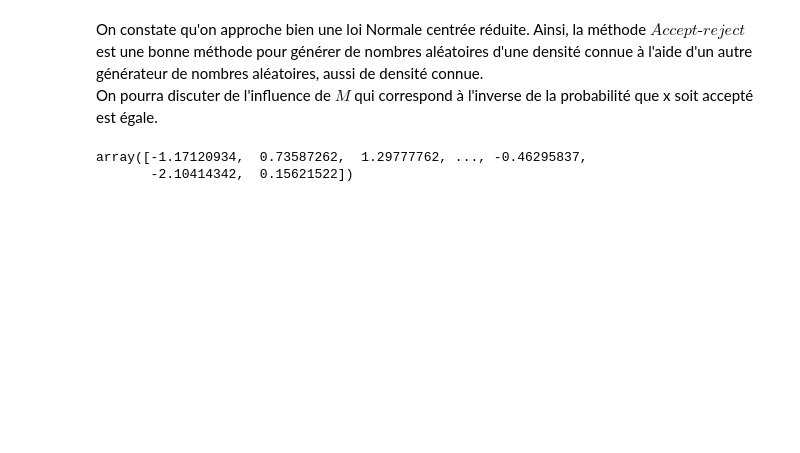
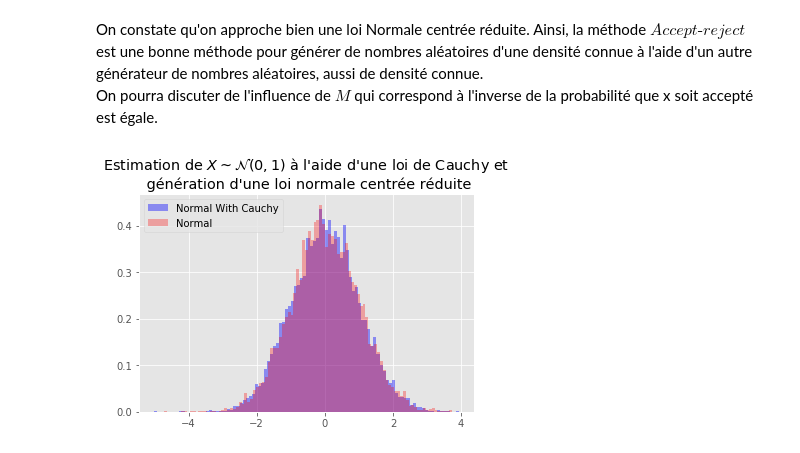
Before and after one commit to VictorNiaussat/EstimationAdvanced, a Jupyter notebook: TP MonteCarlo MCMC/Niaussat_Cilleros.ipynb, the cells around one changed output. Saved outputs shown, nothing was run; the diff lists cells and outputs as text; code cells hidden in the pictures; blank space fills up the shorter version.

```diff
--- a/TP MonteCarlo MCMC/Niaussat_Cilleros.ipynb
+++ b/TP MonteCarlo MCMC/Niaussat_Cilleros.ipynb
@@ -94,8 +93,13 @@ plt.show()
 # %% [markdown]
 On constate qu'on approche bien une loi Normale centrée réduite. Ainsi, la méthode $\textit{Accept-reject}$ est une bonne méthode pour générer de nombres aléatoires d'une densité connue à l'aide d'un autre générateur de nombres aléatoires, aussi de densité connue. \
 On pourra discuter de l'influence de $M$ qui correspond à  l'inverse de la probabilité que x soit accepté est égale.
-# %%
-norm().rvs(size=N_sample)
-# %% [output]
-array([-1.17120934,  0.73587262,  1.29777762, ..., -0.46295837,
-       -2.10414342,  0.15621522])
+# %%
+plt.figure()
+X_norm=normal_d.rvs(size=N_sample)
+plt.hist(X_gen,bins= N_sample//100,color="blue",label="Normal With Cauchy",alpha = 0.4,density=True)
+plt.hist(X_norm,bins= N_sample//100,color="red",label="Normal",alpha = 0.3,density=True)
+plt.title("Estimation de $X \sim \mathcal{N} (0,1)$ à l'aide d'une loi de Cauchy et \n génération d'une loi normale centrée réduite")
+plt.legend()
+plt.show()
+# %% [output]
+[figure, added]
```
Also changed, not shown: parts of 13 cells of this notebook.
